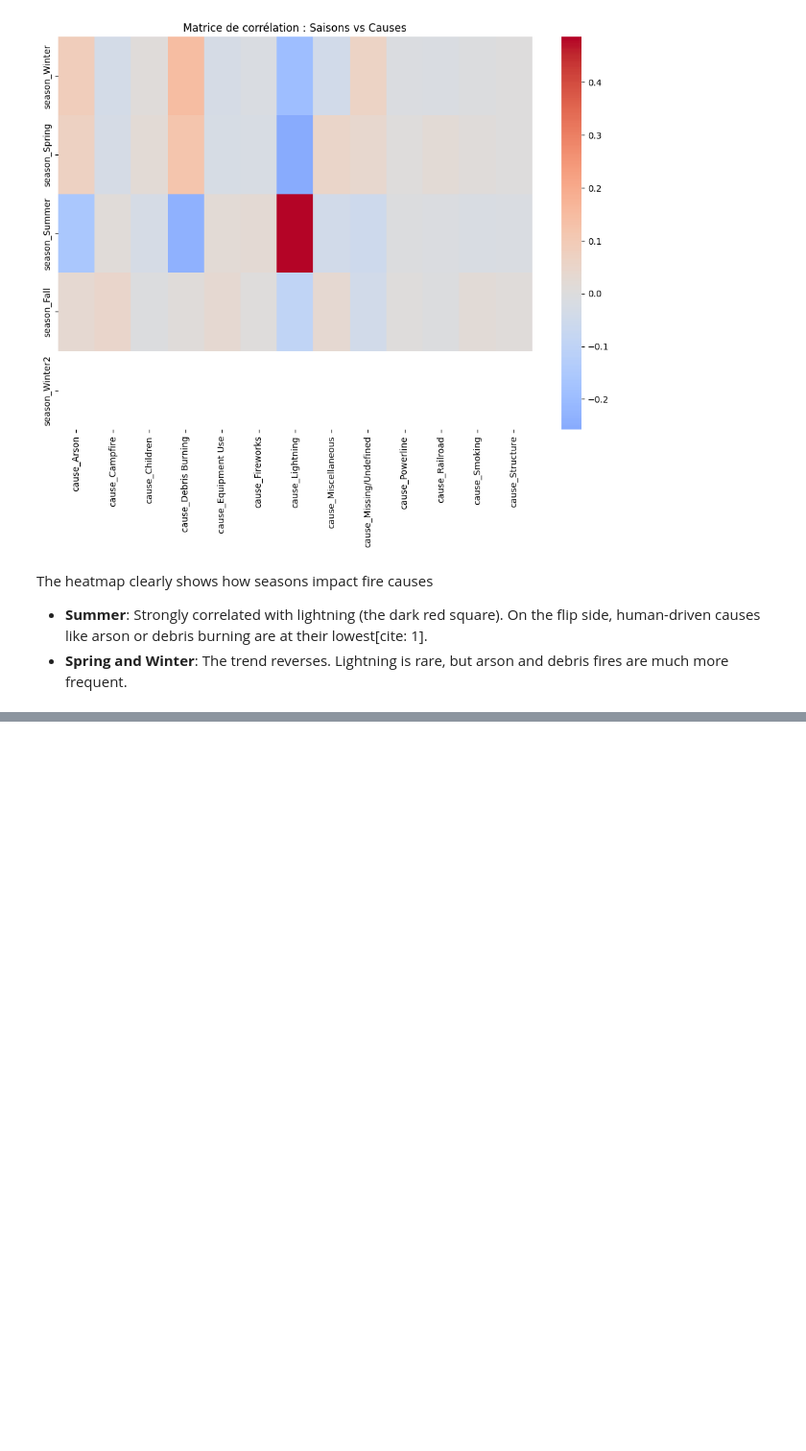
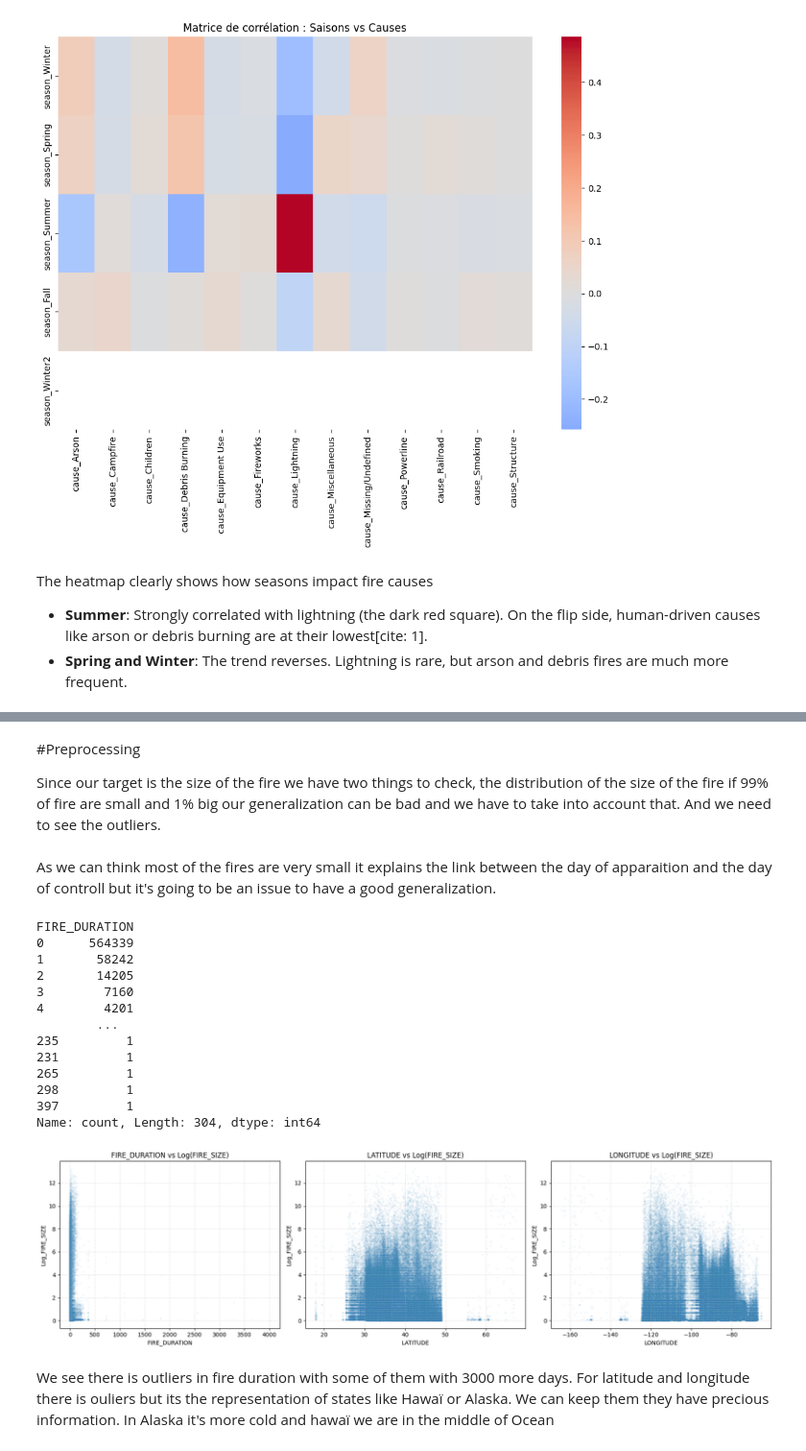
Before and after one commit to hramillon/HandOnML_S1_DKAI, a Jupyter notebook: notebooks/01_EDA.ipynb, the cells around one changed output, grey strips where cells are left out. Shown at 96% size. Cells and saved outputs as stored; diff of their text form; code cells hidden in the pictures; blank space fills up the shorter version.

Commit message:
preprocess

```diff
--- a/notebooks/01_EDA.ipynb
+++ b/notebooks/01_EDA.ipynb
@@ -159,0 +181,4 @@ The heatmap clearly shows how seasons impact fire causes
+# %% [markdown]
+#Preprocessing
+
+Since our target is the size of the fire we have two things to check, the distribution of the size of the fire if 99% of fire are small and 1% big our generalization can be bad and we have to take into account that. And we need to see the outliers.
@@ -159,0 +198,44 @@ The heatmap clearly shows how seasons impact fire causes
+# %% [markdown]
+As we can think most of the fires are very small it explains the link between the day of apparaition and the day of controll but it's going to be an issue to have a good generalization.
+# %%
+import pandas as pd
+import numpy as np
+import matplotlib.pyplot as plt
+import seaborn as sns
+
+df_clean['CONT_DATE'] = pd.to_datetime(df_clean['CONT_DATE'])
+df_clean['DISCOVERY_DATE'] = pd.to_datetime(df_clean['DISCOVERY_DATE'])
+
+df_clean['FIRE_DURATION'] = df_clean['CONT_DATE'].astype('int64') - df_clean['DISCOVERY_DATE'].astype('int64')
+
+# Target
+df_clean['Log_FIRE_SIZE'] = np.log1p(df_clean['FIRE_SIZE'])
+
+# plot
+features = ['FIRE_DURATION', 'LATITUDE', 'LONGITUDE']
+fig, axes = plt.subplots(1, 3, figsize=(18, 5))
+
+for i, feature in enumerate(features):
+    sns.scatterplot(data=df_clean, x=feature, y='Log_FIRE_SIZE', alpha=0.05, s=10, ax=axes[i])
+    axes[i].set_title(f'{feature} vs Log(FIRE_SIZE)')
+    axes[i].grid(True, linestyle=':', alpha=0.6)
+
+plt.tight_layout()
+plt.show()
+# %% [output]
+FIRE_DURATION
+0      564339
+1       58242
+2       14205
+3        7160
+4        4201
+        ...
+235         1
+231         1
+265         1
+298         1
+397         1
+Name: count, Length: 304, dtype: int64
+[figure, added]
+# %% [markdown]
+We see there is outliers in fire duration with some of them with 3000 more days. For latitude and longitude there is ouliers but its  the representation of states like Hawaï or Alaska. We can keep them they have precious information. In Alaska it's more cold and hawaï we are in the middle of Ocean
```
Also changed, not shown: parts of 12 cells of this notebook, 1 other file.
